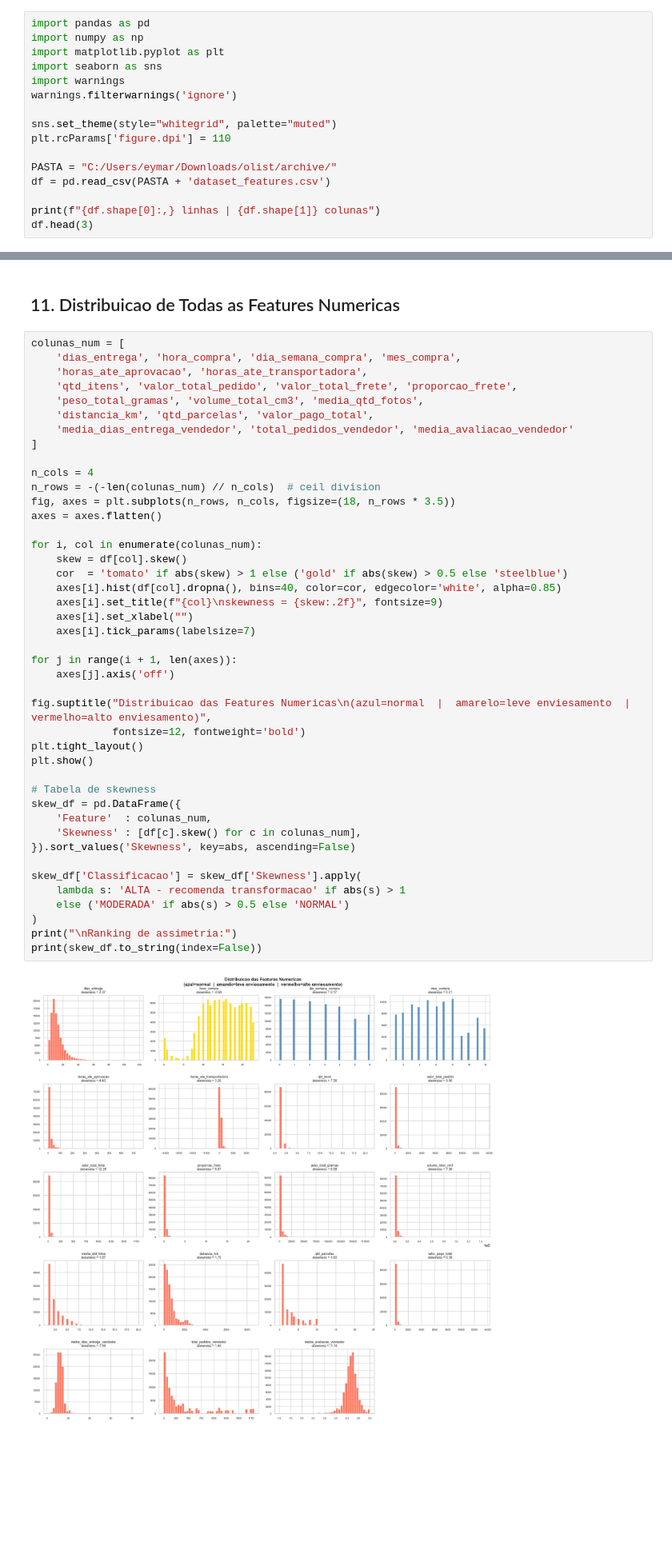
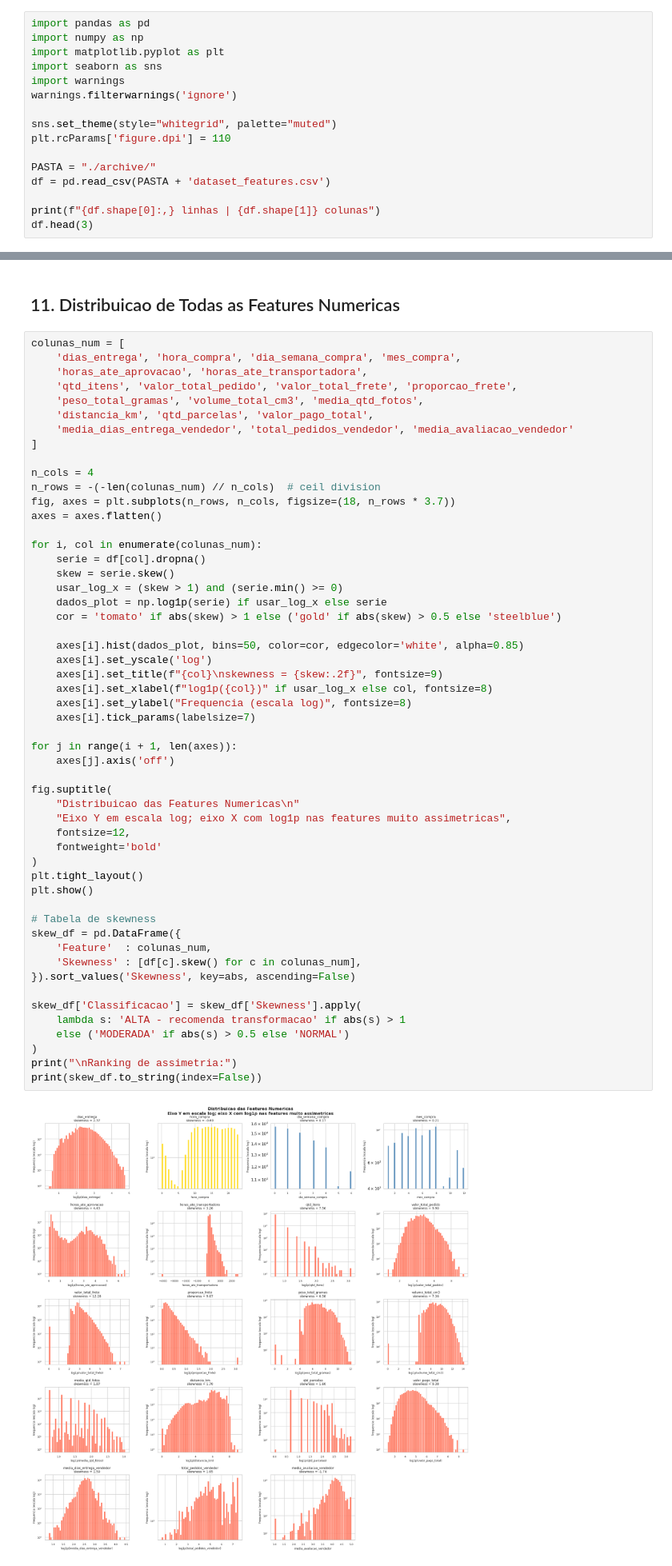
Before and after one commit to Eymardes/projeto-olist, a Jupyter notebook: eda_olist.ipynb, the cells around one changed output, grey strips where cells are left out. Shown at 80% size. Drawn from its saved outputs; the diff is of its cells as text; blank space fills up the shorter version.

```diff
--- a/eda_olist.ipynb
+++ b/eda_olist.ipynb
@@ -15,7 +15,7 @@ warnings.filterwarnings('ignore')
 sns.set_theme(style="whitegrid", palette="muted")
 plt.rcParams['figure.dpi'] = 110
 
-PASTA = "C:/Users/eymar/Downloads/olist/archive/"
+PASTA = "./archive/"
 df = pd.read_csv(PASTA + 'dataset_features.csv')
 
 print(f"{df.shape[0]:,} linhas | {df.shape[1]} colunas")
@@ -407,41 +407,51 @@ colunas_num = [
     'media_dias_entrega_vendedor', 'total_pedidos_vendedor', 'media_avaliacao_vendedor'
 ]
 
 n_cols = 4
 n_rows = -(-len(colunas_num) // n_cols)  # ceil division
-fig, axes = plt.subplots(n_rows, n_cols, figsize=(18, n_rows * 3.5))
+fig, axes = plt.subplots(n_rows, n_cols, figsize=(18, n_rows * 3.7))
 axes = axes.flatten()
 
 for i, col in enumerate(colunas_num):
-    skew = df[col].skew()
-    cor  = 'tomato' if abs(skew) > 1 else ('gold' if abs(skew) > 0.5 else 'steelblue')
-    axes[i].hist(df[col].dropna(), bins=40, color=cor, edgecolor='white', alpha=0.85)
+    serie = df[col].dropna()
+    skew = serie.skew()
+    usar_log_x = (skew > 1) and (serie.min() >= 0)
+    dados_plot = np.log1p(serie) if usar_log_x else serie
+    cor = 'tomato' if abs(skew) > 1 else ('gold' if abs(skew) > 0.5 else 'steelblue')
+
+    axes[i].hist(dados_plot, bins=50, color=cor, edgecolor='white', alpha=0.85)
+    axes[i].set_yscale('log')
     axes[i].set_title(f"{col}\nskewness = {skew:.2f}", fontsize=9)
-    axes[i].set_xlabel("")
+    axes[i].set_xlabel(f"log1p({col})" if usar_log_x else col, fontsize=8)
+    axes[i].set_ylabel("Frequencia (escala log)", fontsize=8)
     axes[i].tick_params(labelsize=7)
 
 for j in range(i + 1, len(axes)):
     axes[j].axis('off')
 
-fig.suptitle("Distribuicao das Features Numericas\n(azul=normal  |  amarelo=leve enviesamento  |  vermelho=alto enviesamento)",
-             fontsize=12, fontweight='bold')
+fig.suptitle(
+    "Distribuicao das Features Numericas\n"
+    "Eixo Y em escala log; eixo X com log1p nas features muito assimetricas",
+    fontsize=12,
+    fontweight='bold'
+)
 plt.tight_layout()
 plt.show()
 
 # Tabela de skewness
 skew_df = pd.DataFrame({
     'Feature'  : colunas_num,
     'Skewness' : [df[c].skew() for c in colunas_num],
 }).sort_values('Skewness', key=abs, ascending=False)
 
 skew_df['Classificacao'] = skew_df['Skewness'].apply(
     lambda s: 'ALTA - recomenda transformacao' if abs(s) > 1
     else ('MODERADA' if abs(s) > 0.5 else 'NORMAL')
 )
 print("\nRanking de assimetria:")
 print(skew_df.to_string(index=False))
 # %% [output]
-[figure, old version]
+[figure, new version]
 Ranking de assimetria:
                     Feature  Skewness                  Classificacao
           valor_total_frete 12.279388 ALTA - recomenda transformacao
```
Also changed, not shown: parts of 14 cells of this notebook, 8 other files.
